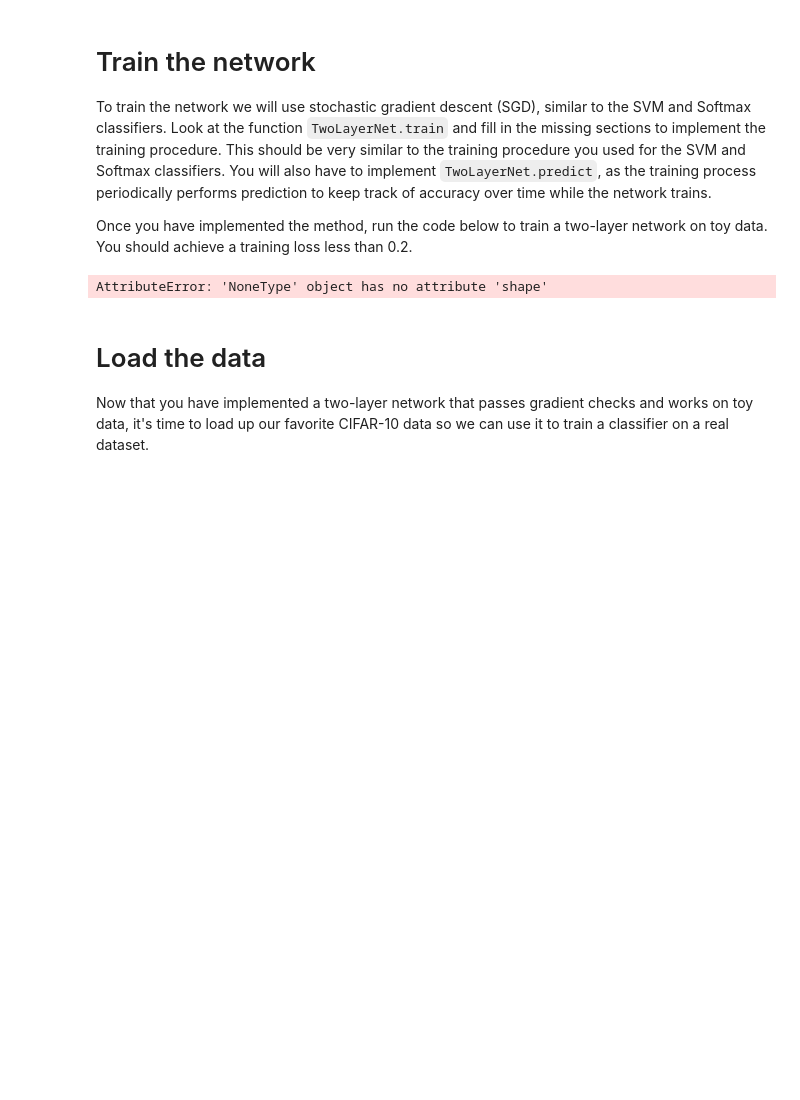
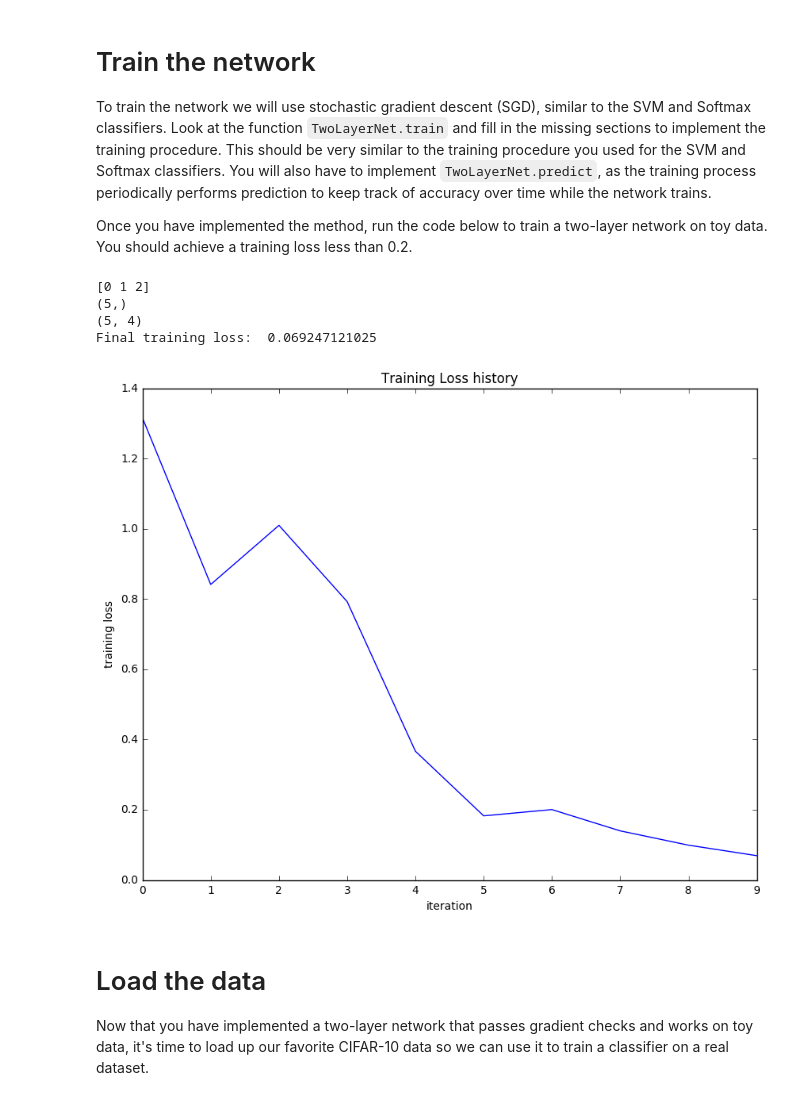
Before and after one commit to climberwb/cs231_assignements, a Jupyter notebook: assignment1/two_layer_net.ipynb, the cells around one changed output. Saved outputs shown, nothing was run; the diff lists cells and outputs as text; code cells hidden in the pictures; blank space fills up the shorter version.

Commit message:
added batch training for neural net classifier

```diff
--- a/assignment1/two_layer_net.ipynb
+++ b/assignment1/two_layer_net.ipynb
@@ -125,20 +122,27 @@ To train the network we will use stochastic gradient descent (SGD), similar to t
 Once you have implemented the method, run the code below to train a two-layer network on toy data. You should achieve a training loss less than 0.2.
 # %%
 net = init_toy_model()
+print y[[0, 1, 3]]
+print y.shape
+print X.shape
 stats = net.train(X, y, X, y,
             learning_rate=1e-1, reg=1e-5,
-            num_iters=100, verbose=False)
+            num_iters=10, verbose=False)
 
 print 'Final training loss: ', stats['loss_history'][-1]
 
 # plot the loss history
 plt.plot(stats['loss_history'])
 plt.xlabel('iteration')
 plt.ylabel('training loss')
 plt.title('Training Loss history')
 plt.show()
 # %% [output]
-AttributeError: 'NoneType' object has no attribute 'shape'
+[0 1 2]
+(5,)
+(5, 4)
+Final training loss:  0.069247121025
+[figure, added]
 # %% [markdown]
 # Load the data
 Now that you have implemented a two-layer network that passes gradient checks and works on toy data, it's time to load up our favorite CIFAR-10 data so we can use it to train a classifier on a real dataset.
```
Also changed, not shown: parts of 4 cells of this notebook, 1 other file.
